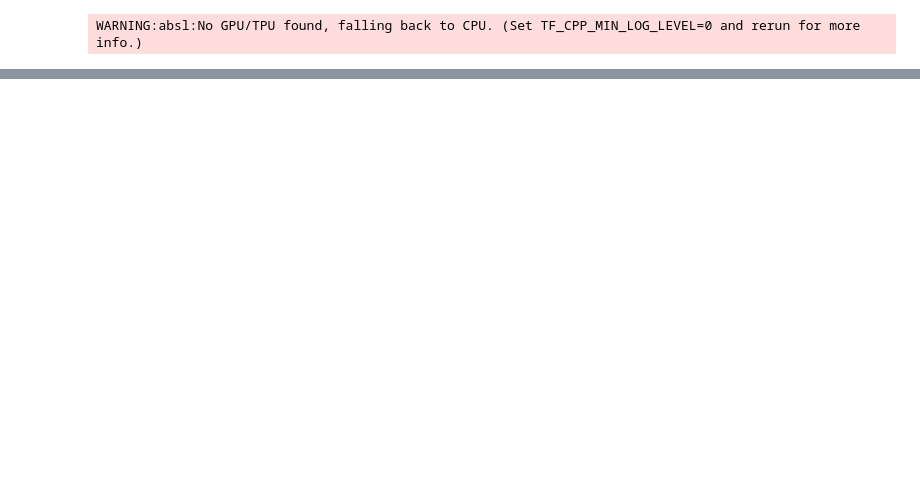
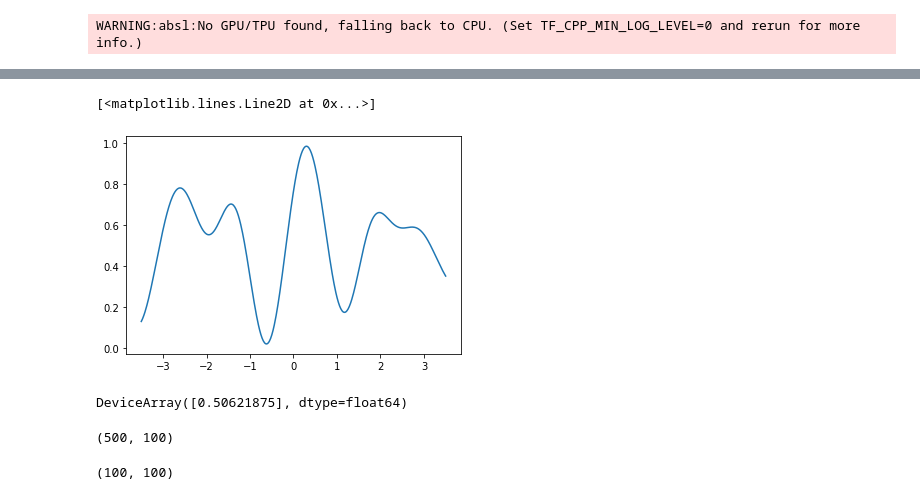
Before and after one commit to jejjohnson/GPJax-1, a Jupyter notebook: examples/spectral.ipynb, the cells around one changed output, grey strips where cells are left out. Saved outputs shown, nothing was run; the diff lists cells and outputs as text; code cells hidden in the pictures; blank space fills up the shorter version.

```diff
--- a/examples/spectral.ipynb
+++ b/examples/spectral.ipynb
@@ -124,0 +128,6 @@ ax.legend(loc="best")
+# %%
+A = sigma_nought / m * jnp.matmul(phif.T, phif) + sigma_n * jnp.eye(
+    2 * posterior.kernel.num_basis
+)
+# %%
+Rt = jnp.linalg.cholesky(A)
@@ -124,0 +149,20 @@ ax.legend(loc="best")
+# %%
+alpha = (sigma_nought / m) * solve_triangular(R, RtiPhiY)
+# %%
+# alpha
+plt.plot(Xtest, jnp.matmul(phistar, alpha))
+# %% [output]
+[<matplotlib.lines.Line2D at 0x...>]
+[figure, added]
+# %%
+posterior.kernel.variance.untransform ** 2
+# %% [output]
+DeviceArray([0.50621875], dtype=float64)
+# %%
+phistar.shape
+# %% [output]
+(500, 100)
+# %%
+R.shape
+# %% [output]
+(100, 100)
```
Also changed, not shown: parts of 18 cells of this notebook, 2 other files.
